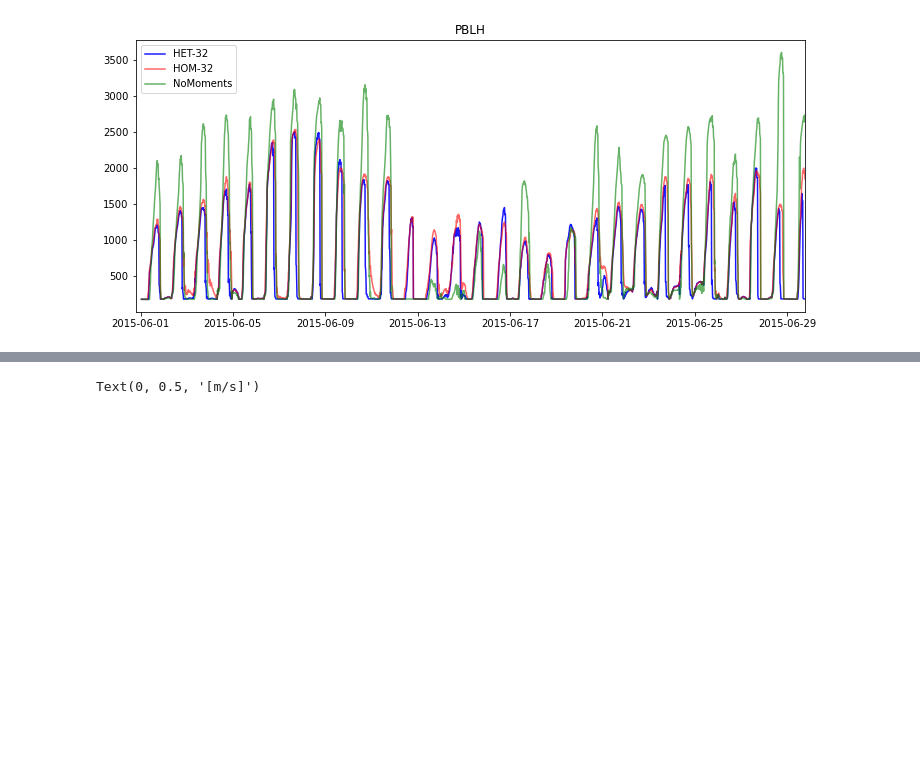
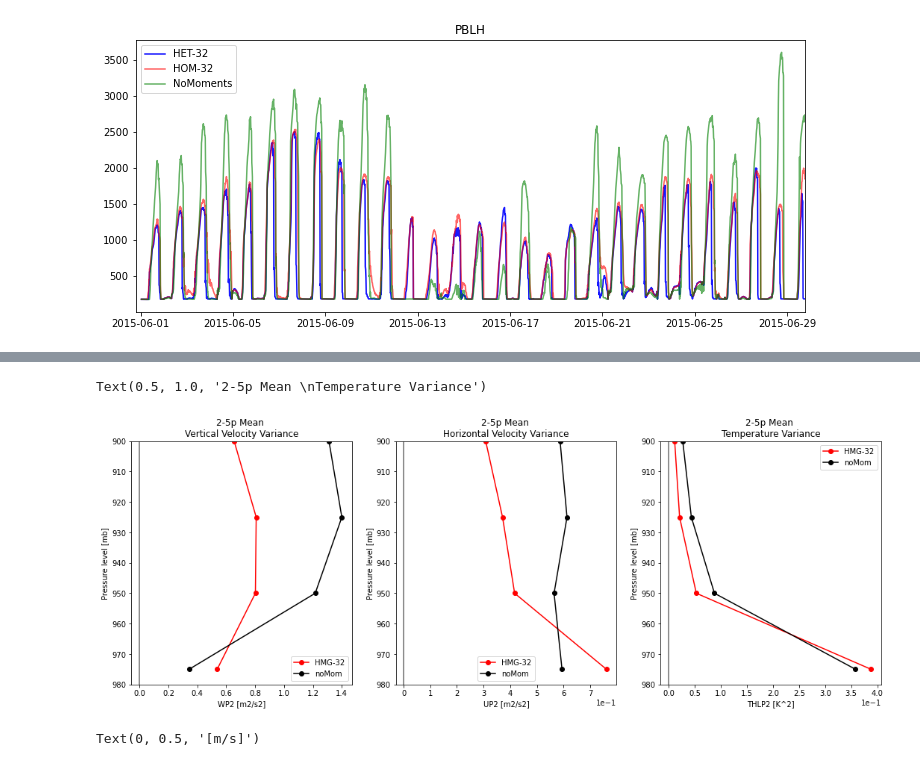
Before and after one commit to megandevlan/CLASP-CESM2_analysis, a Jupyter notebook: SCAM_CLUBBimpacts.ipynb, the cells around one changed output, grey strips where cells are left out. Cells and saved outputs as stored; diff of their text form; code cells hidden in the pictures; blank space fills up the shorter version.

```diff
--- a/SCAM_CLUBBimpacts.ipynb
+++ b/SCAM_CLUBBimpacts.ipynb
@@ -252,6 +252,7 @@ hybi = htgDS_32.hybi.values[0,:]
 # Surface pressure with time dimension
 PS_htg   = htgDS_32.PS.values              # Pa
 PS_hmg   = hmgDS_32.PS.values              # Pa
+PS_noMom = noMomDS.PS.values
 
 # Converting HTG variables:
 THLP2_htg32  = Ngl.vinth2p(htgDS_32.THLP2_CLUBB.values,hyai,hybi,pnew32,PS_htg,1,p0mb,1,True)
@@ -284,6 +285,22 @@ Q_hmg32      = Ngl.vinth2p(hmgDS_32.Q.values,hyam,hybm,pnew32,PS_hmg,1,p0mb,1,Tr
 OMEGA_hmg32  = Ngl.vinth2p(hmgDS_32.OMEGA.values ,hyam,hybm,pnew32,PS_hmg,1,p0mb,1,True)
 THETAL_hmg32 = Ngl.vinth2p(hmgDS_32.THETAL.values,hyam,hybm,pnew32,PS_hmg,1,p0mb,1,True)
 RVMTEND_hmg32 = Ngl.vinth2p(hmgDS_32.RVMTEND_CLUBB.values,hyam,hybm,pnew32,PS_hmg,1,p0mb,1,True)
+
+# Converting noMoments variables:
+THLP2_noMom  = Ngl.vinth2p(noMomDS.THLP2_CLUBB.values,hyai,hybi,pnew32,PS_noMom,1,p0mb,1,True)
+WPTHLP_noMom = Ngl.vinth2p(noMomDS.WPTHLP_CLUBB.values,hyai,hybi,pnew32,PS_noMom,1,p0mb,1,True)
+UP2_noMom    = Ngl.vinth2p(noMomDS.UP2_CLUBB.values,hyai,hybi,pnew32,PS_noMom,1,p0mb,1,True)
+WP2_noMom    = Ngl.vinth2p(noMomDS.WP2_CLUBB.values,hyai,hybi,pnew32,PS_noMom,1,p0mb,1,True)
+WP3_noMom    = Ngl.vinth2p(noMomDS.WP3_CLUBB.values,hyai,hybi,pnew32,PS_noMom,1,p0mb,1,True)
+WPRTP_noMom  = Ngl.vinth2p(noMomDS.WPRTP_CLUBB.values,hyai,hybi,pnew32,PS_noMom,1,p0mb,1,True)
+RTP2_noMom   = Ngl.vinth2p(noMomDS.RTP2_CLUBB.values,hyai,hybi,pnew32,PS_noMom,1,p0mb,1,True)
+WPTHVP_noMom = Ngl.vinth2p(noMomDS.WPTHVP_CLUBB.values,hyam,hybm,pnew32,PS_noMom,1,p0mb,1,True)
+WSUB_noMom   = Ngl.vinth2p(noMomDS.WSUB.values ,hyam,hybm,pnew32,PS_noMom,1,p0mb,1,True)
+T_noMom      = Ngl.vinth2p(noMomDS.T.values,hyam,hybm,pnew32,PS_noMom,1,p0mb,1,True)
+Q_noMom      = Ngl.vinth2p(noMomDS.Q.values,hyam,hybm,pnew32,PS_noMom,1,p0mb,1,True)
+OMEGA_noMom  = Ngl.vinth2p(noMomDS.OMEGA.values ,hyam,hybm,pnew32,PS_noMom,1,p0mb,1,True)
+THETAL_noMom = Ngl.vinth2p(noMomDS.THETAL.values,hyam,hybm,pnew32,PS_noMom,1,p0mb,1,True)
+RVMTEND_noMom = Ngl.vinth2p(noMomDS.RVMTEND_CLUBB.values,hyam,hybm,pnew32,PS_noMom,1,p0mb,1,True)
 
 # ---------------------------------------------------
 #   64 levels
@@ -431,3 +485,52 @@ np.shape(noMomDS.PBLH.values)
+# %%
+# Plot mean vertical profiles in morning? (8-10a local)
+iMorning     = np.where((timesHMG_32local.hour>=14) & (timesHMG_32local.hour<17))[0]
+
+fig, axs_all = plt.subplots(1,3, figsize=(18, 6),
+                     facecolor='w', edgecolor='k')
+axs = axs_all.ravel()
+fig.subplots_adjust(hspace=0.1)
+
+
+axs[0].plot(np.nanmean(np.squeeze(WP2_hmg32)[iMorning,:], axis=0), pnew32,'o-',color='r',label='HMG-32')
+axs[0].plot(np.nanmean(np.squeeze(WP2_noMom)[iMorning,:], axis=0), pnew32,'o-',color='k',label='noMom')
+axs[0].axvline(0,color='dimgrey')
+axs[0].set_ylim([900,980])
+axs[0].invert_yaxis()
+axs[0].legend()
+#axs[0].set_xlim([-15e-5,15e-5])
+axs[0].ticklabel_format(axis='x',style='sci',scilimits=(0,0))
+axs[0].set_ylabel('Pressure level [mb]')
+axs[0].set_xlabel('WP2 [m2/s2]')
+axs[0].set_title('2-5p Mean \nVertical Velocity Variance')
+
+
+axs[1].plot(np.nanmean(np.squeeze(UP2_hmg32)[iMorning,:], axis=0), pnew32,'o-',color='r',label='HMG-32')
+axs[1].plot(np.nanmean(np.squeeze(UP2_noMom)[iMorning,:], axis=0), pnew32,'o-',color='k',label='noMom')
+axs[1].axvline(0,color='dimgrey')
+axs[1].set_ylim([900,980])
+axs[1].invert_yaxis()
+axs[1].legend()
+#axs[0].set_xlim([-15e-5,15e-5])
+axs[1].ticklabel_format(axis='x',style='sci',scilimits=(0,0))
+axs[1].set_ylabel('Pressure level [mb]')
+axs[1].set_xlabel('UP2 [m2/s2]')
+axs[1].set_title('2-5p Mean \nHorizontal Velocity Variance')
+
+axs[2].plot(np.nanmean(np.squeeze(THLP2_hmg32)[iMorning,:], axis=0), pnew32,'o-',color='r',label='HMG-32')
+axs[2].plot(np.nanmean(np.squeeze(THLP2_noMom)[iMorning,:], axis=0), pnew32,'o-',color='k',label='noMom')
+axs[2].axvline(0,color='dimgrey')
+axs[2].set_ylim([900,980])
+axs[2].invert_yaxis()
+axs[2].legend()
+#axs[0].set_xlim([-15e-5,15e-5])
+axs[2].ticklabel_format(axis='x',style='sci',scilimits=(0,0))
+axs[2].set_ylabel('Pressure level [mb]')
+axs[2].set_xlabel('THLP2 [K^2]')
+axs[2].set_title('2-5p Mean \nTemperature Variance')
+# %% [output]
+Text(0.5, 1.0, '2-5p Mean \nTemperature Variance')
+[figure, added]
 # %%
 fig, axs_all = plt.subplots(2,1, figsize=(12, 6),
                      facecolor='w', edgecolor='k')
```
Also changed, not shown: parts of 3 cells of this notebook.
